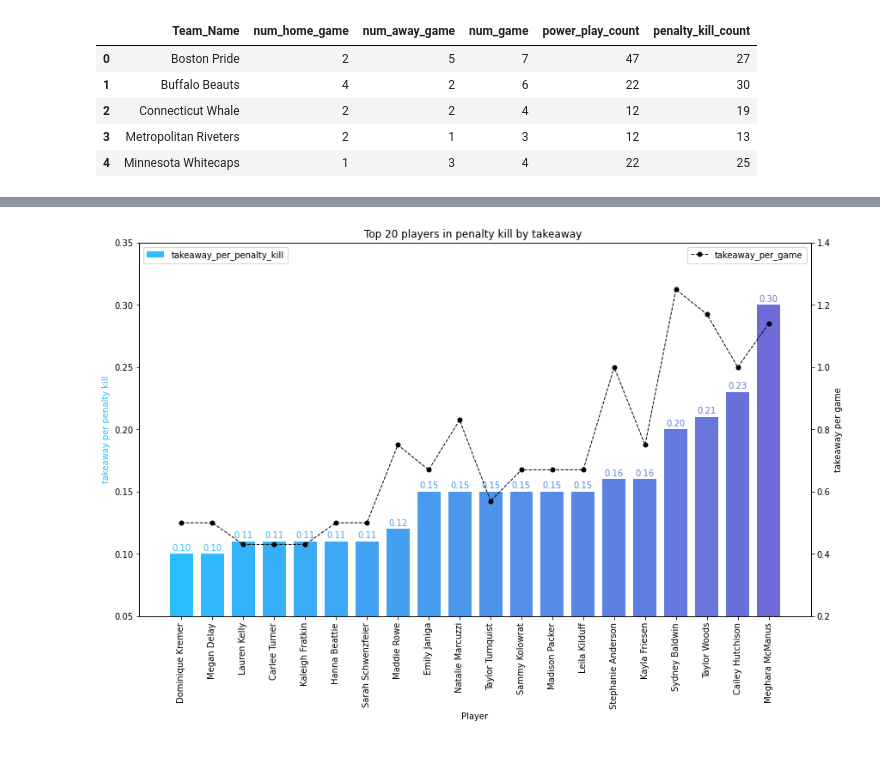
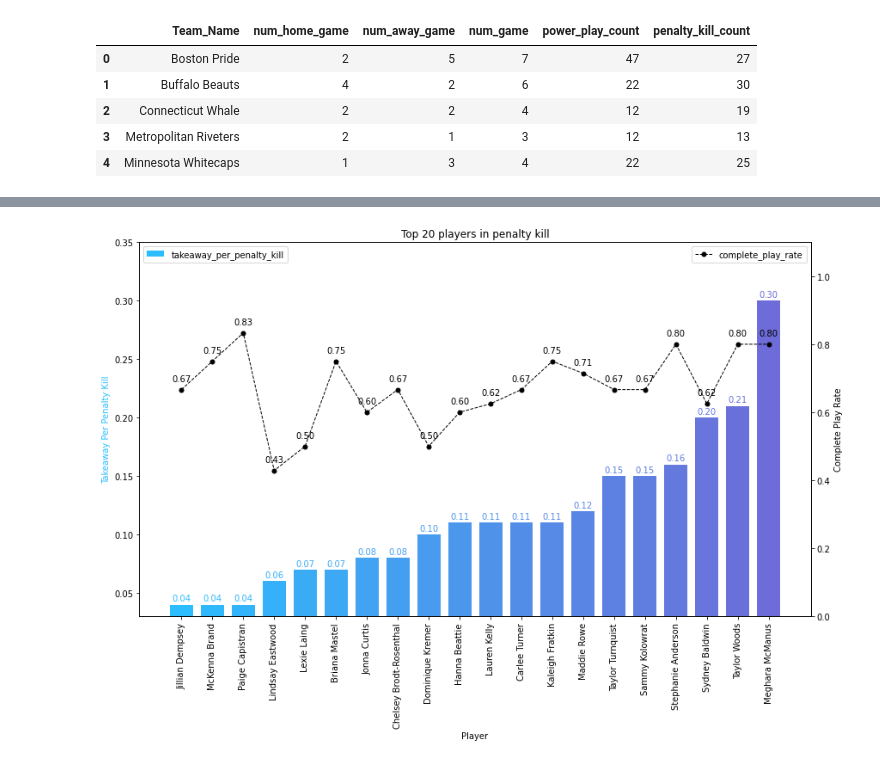
Before and after one commit to tassadaryl/Team-Orange-Rotman-2022Datathon, a Jupyter notebook: specialists.ipynb, the cells around one changed output, grey strips where cells are left out. Cells and saved outputs as stored; diff of their text form; code cells hidden in the pictures.

Commit message:
Complete penalty kill specalists analysis. List TODOS

```diff
--- a/specialists.ipynb
+++ b/specialists.ipynb
@@ -209,0 +219,3 @@ df_top = df_penalty_kill_takeaways_player_stats[-20:]
+# %%
+df_complete_play_pk = df_penalty_kill[df_penalty_kill["Event"]=="Play"]
+df_incomplete_pass_pk = df_penalty_kill[df_penalty_kill["Event"]=="Incomplete Play"]
@@ -209,0 +227,3 @@ df_top = df_penalty_kill_takeaways_player_stats[-20:]
+# %%
+df_complete_play_count = df_complete_play_pk.groupby("Player").size().reset_index("Player", name="complete_play_count")
+df_incomplete_play_count = df_incomplete_pass_pk.groupby("Player").size().reset_index("Player", name="incomplete_play_count")
@@ -209,0 +248,8 @@ df_top = df_penalty_kill_takeaways_player_stats[-20:]
+# %%
+df_play_penalty_kill = pd.merge(df_complete_play_count, df_incomplete_play_count, on="Player", how="left")
+df_play_penalty_kill.fillna(0, inplace=True)
+df_play_penalty_kill["total_play_count"] = df_play_penalty_kill["complete_play_count"] + df_play_penalty_kill["incomplete_play_count"]
+df_play_penalty_kill["complete_play_rate"] = df_play_penalty_kill["complete_play_count"] / df_play_penalty_kill["total_play_count"]
+
+# Only take players with at least 3 passes into account, since too few samples may not represent the real situation for a player
+df_play_penalty_kill = df_play_penalty_kill[df_play_penalty_kill["total_play_count"] > 2.5]
@@ -209,0 +267,5 @@ df_top = df_penalty_kill_takeaways_player_stats[-20:]
+# %%
+df_top_pk_player = pd.merge(df_penalty_kill_takeaways_player_stats, df_play_penalty_kill, on="Player")
+df_top_pk_player.sort_values(by=["takeaway_per_penalty_kill", "complete_play_rate"], ascending=[True, True], inplace=True)
+df_top_pk_player = df_top_pk_player[-20:]
+df_top_pk_player
@@ -210,29 +290,30 @@ df_top = df_penalty_kill_takeaways_player_stats[-20:]
 # %%
 from utils.plot_utils import add_value_labels
 
 fig, ax1 = plt.subplots(figsize=(14,8))
 
-X_axis = np.arange(len(df_top))
-p1 = ax1.bar(x=X_axis, height=df_top["takeaway_per_penalty_kill"], color=colors, width=0.75, label="takeaway_per_penalty_kill")
+X_axis = np.arange(len(df_top_pk_player))
+p1 = ax1.bar(x=X_axis, height=df_top_pk_player["takeaway_per_penalty_kill"], color=colors, width=0.75, label="takeaway_per_penalty_kill")
 ax1.set_xlabel('Player')
-ax1.set_ylabel('takeaway per penalty kill', color='#2cbdfe')
-ax1.set_xticks(X_axis, df_top['Player'], rotation=90)
-ax1.set_ylim(0.05, 0.35)
+ax1.set_ylabel('Takeaway Per Penalty Kill', color='#2cbdfe')
+ax1.set_xticks(X_axis, df_top_pk_player['Player'], rotation=90)
+ax1.set_ylim(0.03, 0.35)
 
 add_value_labels(ax1, colors)
+# ax1.bar_label(p1, df_top_pk_player["takeaway_per_penalty_kill"], color='k')
 ax1.legend(loc='upper left')
 
 ax2 = plt.twinx()
-ax2.plot(X_axis, df_top["takeaway_per_game"], color='k', linestyle='--', marker='o', linewidth=1, markersize=5, label="takeaway_per_game")
-ax2.set_ylabel("takeaway per game", color='k')
-ax2.set_xticks(X_axis, df_top['Player'], rotation=90)
-ax2.set_ylim(0.2, 1.4)
-# for a, b in zip(X_axis, df_top["takeaway_per_game"]):
-#         plt.text(a, b-0.05, '%.2f' % b, ha='center', va='bottom', fontsize=10)
+ax2.plot(X_axis, df_top_pk_player["complete_play_rate"], color='k', linestyle='--', marker='o', linewidth=1, markersize=5, label="complete_play_rate")
+ax2.set_ylabel("Complete Play Rate", color='k')
+ax2.set_xticks(X_axis, df_top_pk_player['Player'], rotation=90)
+ax2.set_ylim(0.0, 1.1)
+for a, b in zip(X_axis, df_top_pk_player["complete_play_rate"]):
+        plt.text(a, b+0.02, '%.2f' % b, ha='center', va='bottom', fontsize=10)
 
 ax2.legend(loc='upper right')
 
-plt.title("Top 20 players in penalty kill by takeaway ")
+plt.title("Top 20 players in penalty kill")
 plt.show()
 # %% [output]
-[figure, old version]
+[figure, new version]
```
Also changed, not shown: parts of 11 cells of this notebook.
